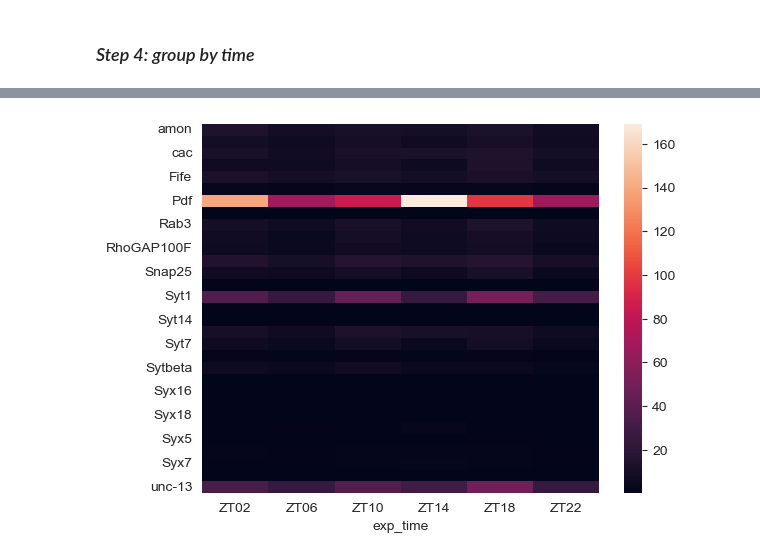
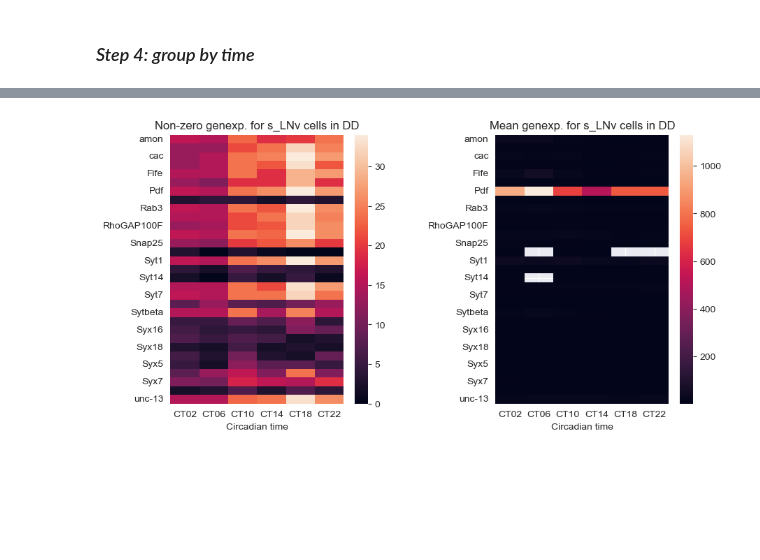
Before and after one commit to gonzagrau/circadian-drosophilia-viewer, a Jupyter notebook: groupby_time.ipynb, the cells around one changed output, grey strips where cells are left out. Drawn from its saved outputs; the diff is of its cells as text; code cells hidden in the pictures; blank space fills up the shorter version.

```diff
--- a/groupby_time.ipynb
+++ b/groupby_time.ipynb
@@ -157,7 +250,15 @@ mean_df = genexp_df_LD\
-# %%
-sns.heatmap(mean_df);
-# %% [output]
-[figure, removed]
+# %%
+fig_h, axs_h = plt.subplots(1, 2, figsize=(10, 5))
+sns.heatmap(count_df, ax=axs_h[0])
+axs_h[0].set_title('Non-zero genexp. for s_LNv cells in DD')
+axs_h[0].set_xlabel('Circadian time')
+sns.heatmap(mean_df, ax=axs_h[1])
+axs_h[1].set_title('Mean genexp. for s_LNv cells in DD')
+axs_h[1].set_xlabel('Circadian time')
+plt.subplots_adjust(wspace=0.5)
+plt.savefig('DD_s_LNv_heatmaps.png')
+# %% [output]
+[figure, added]
 # %%
 # melt and combine dataframes
 count_melted = count_df.reset_index().melt(id_vars='index', var_name='column', value_name='cell count')
```
Also changed, not shown: parts of 18 cells of this notebook, 11 other files.
